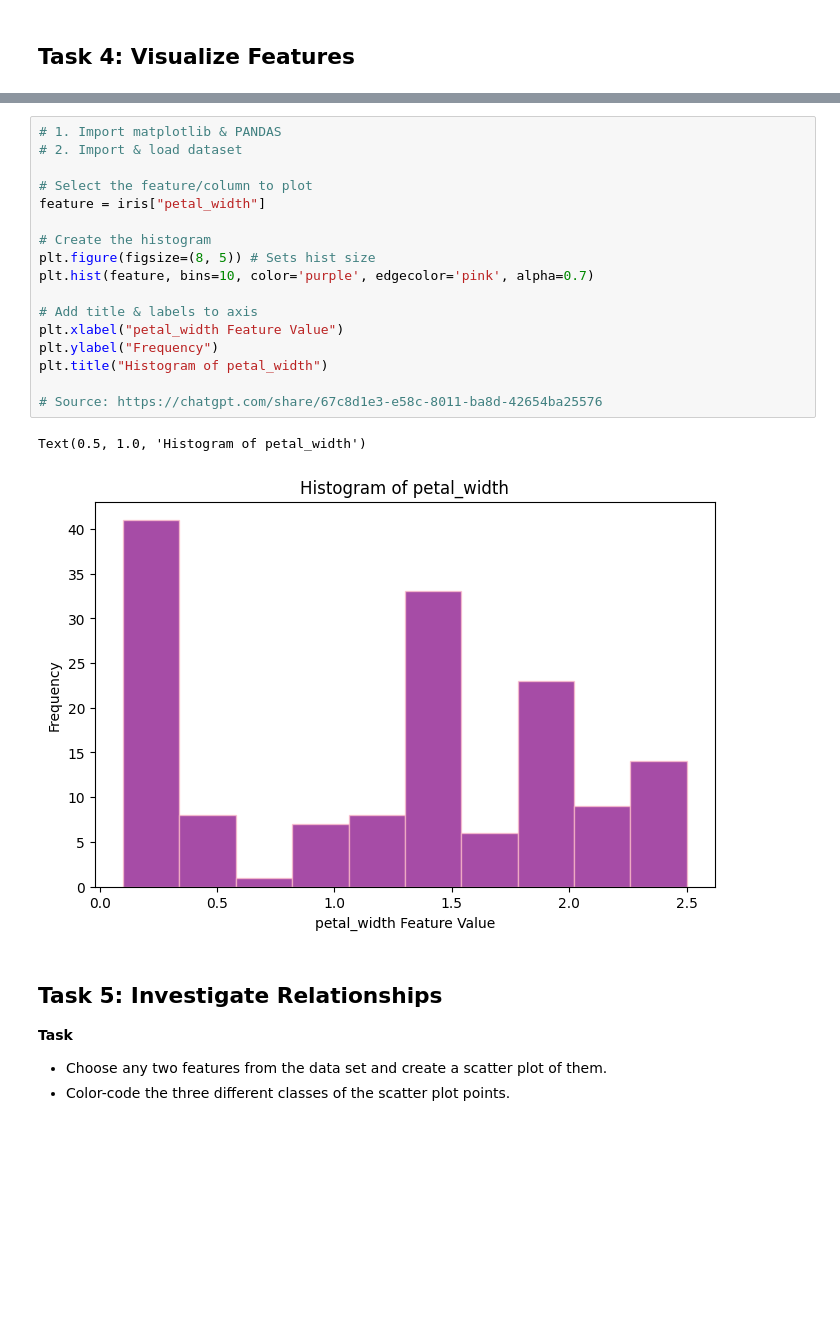
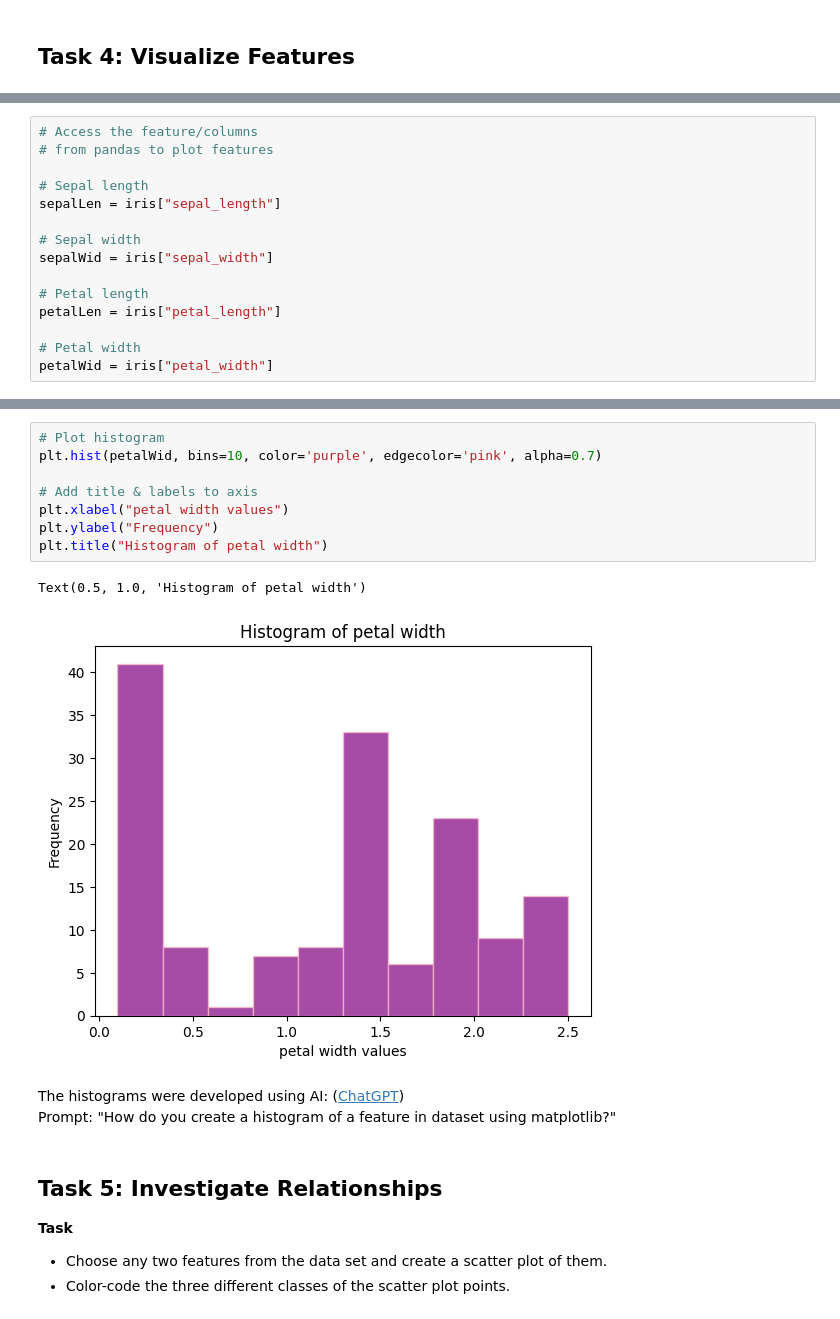
Before and after one commit to NibnabCodes/principles_of_data_analytics, a Jupyter notebook: tasks.ipynb, the cells around one changed output, grey strips where cells are left out. Cells and saved outputs as stored; diff of their text form; blank space fills up the shorter version.

```diff
--- a/tasks.ipynb
+++ b/tasks.ipynb
@@ -602,0 +534,15 @@ Source for Histogram creation: https://matplotlib.org/stable/plot_types/stats/hi
+# %%
+# Access the feature/columns
+# from pandas to plot features
+
+# Sepal length
+sepalLen = iris["sepal_length"]
+
+# Sepal width
+sepalWid = iris["sepal_width"]
+
+# Petal length
+petalLen = iris["petal_length"]
+
+# Petal width
+petalWid = iris["petal_width"]
@@ -674,23 +616,17 @@ Text(0.5, 1.0, 'Histogram of petal_length')
 # %%
-# 1. Import matplotlib & PANDAS
-# 2. Import & load dataset
-
-# Select the feature/column to plot
-feature = iris["petal_width"]
-
-# Create the histogram
-plt.figure(figsize=(8, 5)) # Sets hist size
-plt.hist(feature, bins=10, color='purple', edgecolor='pink', alpha=0.7)
+# Plot histogram
+plt.hist(petalWid, bins=10, color='purple', edgecolor='pink', alpha=0.7)
 
 # Add title & labels to axis
-plt.xlabel("petal_width Feature Value")
+plt.xlabel("petal width values")
 plt.ylabel("Frequency")
-plt.title("Histogram of petal_width")
-
-# Source: https://chatgpt.com/share/67c8d1e3-e58c-8011-ba8d-42654ba25576
+plt.title("Histogram of petal width")
 # %% [output]
-Text(0.5, 1.0, 'Histogram of petal_width')
+Text(0.5, 1.0, 'Histogram of petal width')
-[figure, old version]
+[figure, new version]
+# %% [markdown]
+The histograms were developed using AI: ([ChatGPT](https://chatgpt.com/share/67c8d1e3-e58c-8011-ba8d-42654ba25576))
+Prompt: "How do you create a histogram of a feature in dataset using matplotlib?"
 # %% [markdown]
 ## Task 5: Investigate Relationships
 
```
Also changed, not shown: parts of 76 cells of this notebook, 1 other file.
